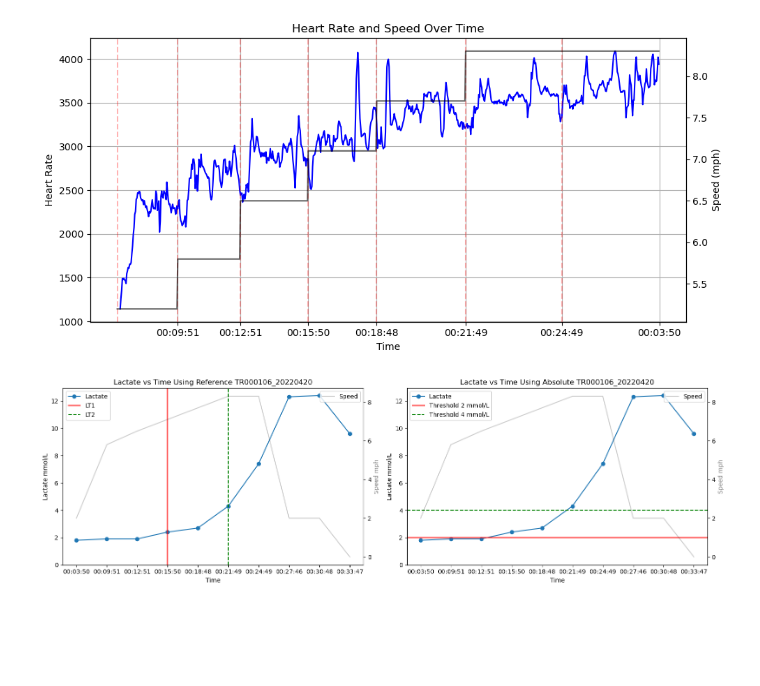
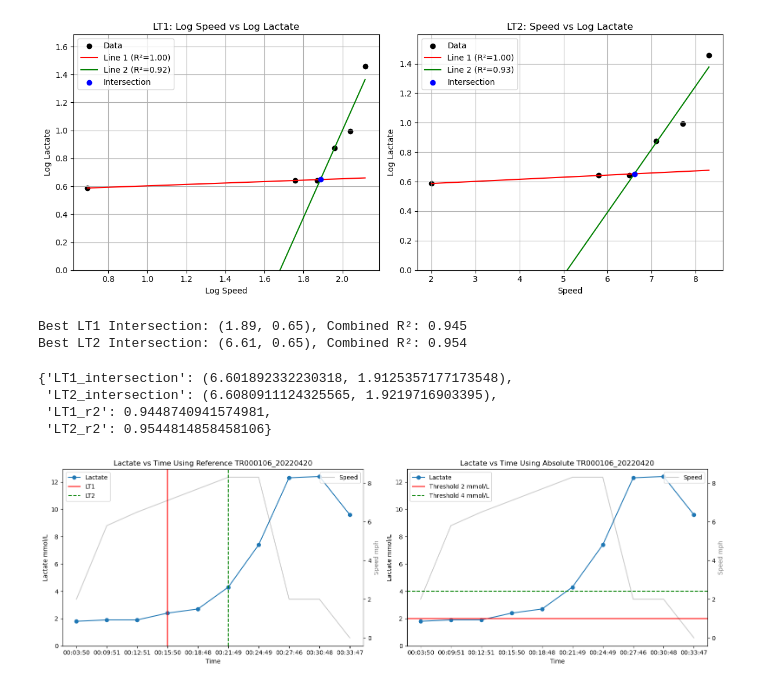
Before and after one commit to myschne/SI485Project, a Jupyter notebook: test_class.ipynb, the cells around one changed output. Saved outputs shown, nothing was run; the diff lists cells and outputs as text; code cells hidden in the pictures; blank space fills up the shorter version.

```diff
--- a/test_class.ipynb
+++ b/test_class.ipynb
@@ -288,9 +258,15 @@ class Test:
 # %%
 df = pd.read_csv('visit_data/TR000106_20220420_visit_data.csv')
 test = Test(df)
-test.heart_rate_graph()
+test.lt_log_semilog()
 # %% [output]
-[figure, old version]
+[figure, new version]
+Best LT1 Intersection: (1.89, 0.65), Combined R²: 0.945
+Best LT2 Intersection: (6.61, 0.65), Combined R²: 0.954
+{'LT1_intersection': (6.601892332230318, 1.9125357177173548),
+ 'LT2_intersection': (6.6080911124325565, 1.9219716903395),
+ 'LT1_r2': 0.9448740941574981,
+ 'LT2_r2': 0.9544814858458106}
 # %%
 df = pd.read_csv('visit_data/TR000106_20220420_visit_data.csv')
 test = Test(df)
```
Also changed, not shown: parts of 4 cells of this notebook.
